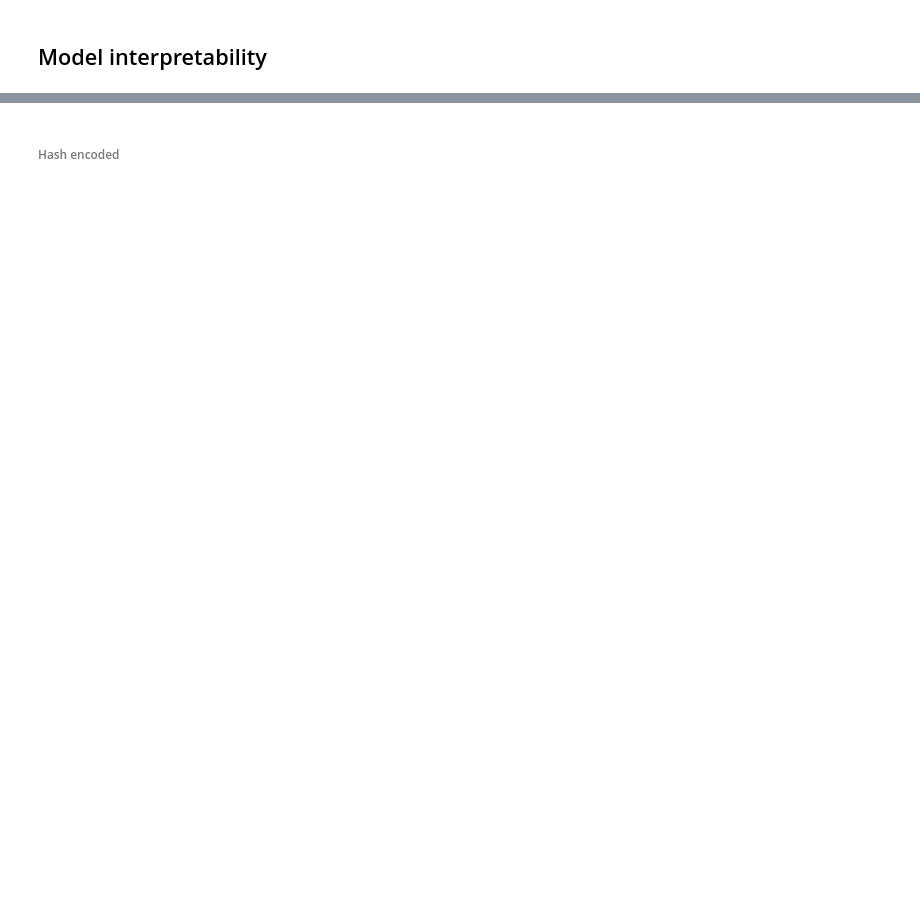
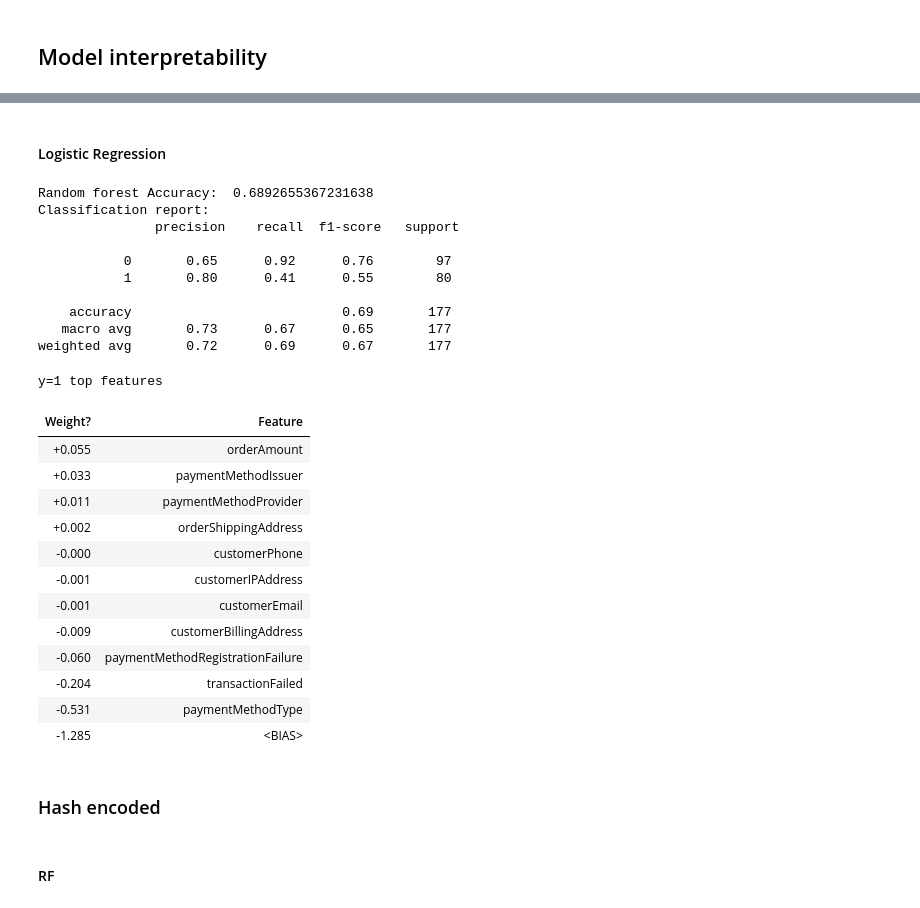
Before and after one commit to subash774/FraudDetection, a Jupyter notebook: Notebooks/EDA and ML.ipynb, the cells around one changed output, grey strips where cells are left out. Drawn from its saved outputs; the diff is of its cells as text; code cells hidden in the pictures; blank space fills up the shorter version.

```diff
--- a/Notebooks/EDA and ML.ipynb
+++ b/Notebooks/EDA and ML.ipynb
@@ -482,0 +527,14 @@ weighted avg       0.94      0.94      0.94       177
+# %%
+# load SVM
+label_svm_model = joblib.load("../Models/label_encoded_SVM.mdl")
+
+feature_names_label = list(X.columns)
+
+y_pred = label_svm_model.predict(Xtest)
+
+print("Random forest Accuracy: ", accuracy_score(Ytest, y_pred))
+
+print("Classification report:\n",
+        classification_report(Ytest, y_pred))
+
+eli5.show_weights(label_svm_model.named_steps["model"], feature_names=feature_names_label, top=20)
@@ -482,0 +555,14 @@ weighted avg       0.94      0.94      0.94       177
+# %%
+# load DT
+label_dt_model = joblib.load("../Models/label_encoded_DT.mdl")
+
+feature_names_label = list(X.columns)
+
+y_pred = label_dt_model.predict(Xtest)
+
+print("Random forest Accuracy: ", accuracy_score(Ytest, y_pred))
+
+print("Classification report:\n",
+        classification_report(Ytest, y_pred))
+
+eli5.show_weights(label_dt_model.named_steps["model"], feature_names=feature_names_label, top=20)
@@ -483,5 +593,48 @@ weighted avg       0.94      0.94      0.94       177
+# %% [markdown]
+#### Logistic Regression
+# %%
+# load LR
+label_lr_model = joblib.load("../Models/label_encoded_LR.mdl")
+
+feature_names_label = list(X.columns)
+
+y_pred = label_lr_model.predict(Xtest)
+
+print("Random forest Accuracy: ", accuracy_score(Ytest, y_pred))
+
+print("Classification report:\n",
+        classification_report(Ytest, y_pred))
+
+eli5.show_weights(label_lr_model.named_steps["model"], feature_names=feature_names_label, top=20)
+# %% [output]
+Random forest Accuracy:  0.6892655367231638
+Classification report:
+               precision    recall  f1-score   support
+
+           0       0.65      0.92      0.76        97
+           1       0.80      0.41      0.55        80
+
+    accuracy                           0.69       177
+   macro avg       0.73      0.67      0.65       177
+weighted avg       0.72      0.69      0.67       177
+y=1 top features
+| Weight? | Feature |
+| +0.055 | orderAmount |
+| +0.033 | paymentMethodIssuer |
+| +0.011 | paymentMethodProvider |
+| +0.002 | orderShippingAddress |
+| -0.000 | customerPhone |
+| -0.001 | customerIPAddress |
+| -0.001 | customerEmail |
+| -0.009 | customerBillingAddress |
+| -0.060 | paymentMethodRegistrationFailure |
+| -0.204 | transactionFailed |
+| -0.531 | paymentMethodType |
+| -1.285 | <BIAS> |
 # %% [markdown]
-###### Hash encoded
+### Hash encoded
+# %% [markdown]
+#### RF
 # %%
 # load random forest
 hash_rf_model = joblib.load("../Models/hash_encoded_RF.mdl")
```
Also changed, not shown: parts of 19 cells of this notebook, 5 other files.
